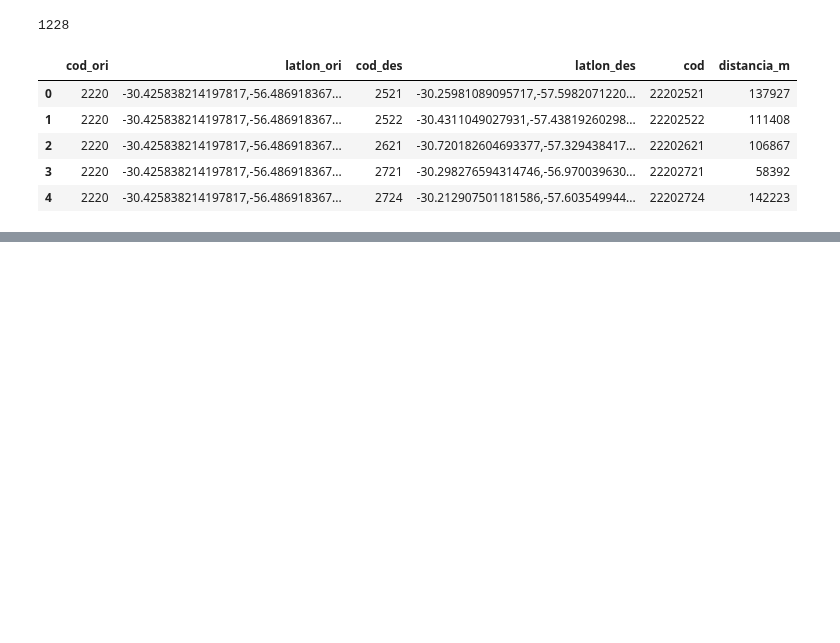
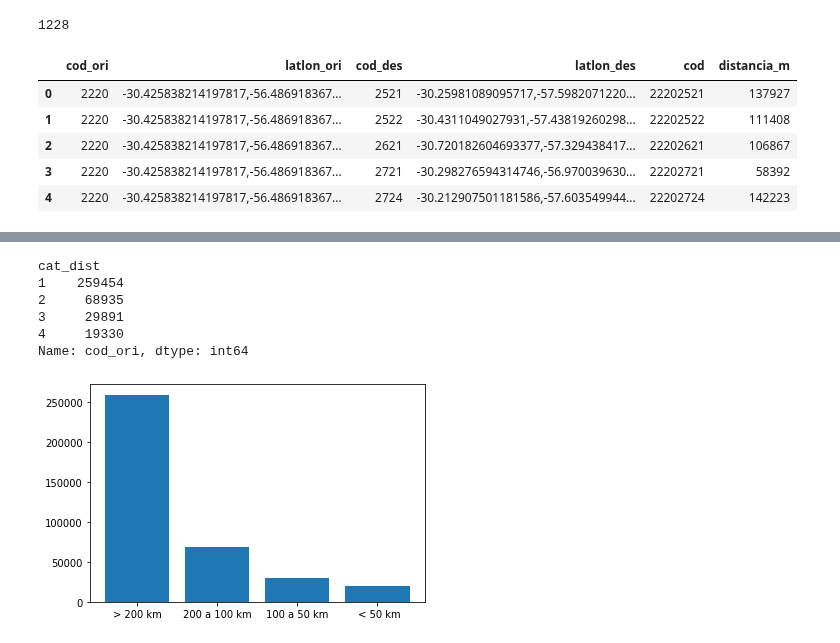
Before and after one commit to guillermodangelo/tesis, a Jupyter notebook: 04-dd_matriz_distancia.ipynb, the cells around one changed output, grey strips where cells are left out. Saved outputs shown, nothing was run; the diff lists cells and outputs as text; code cells hidden in the pictures; blank space fills up the shorter version.

```diff
--- a/04-dd_matriz_distancia.ipynb
+++ b/04-dd_matriz_distancia.ipynb
@@ -299,0 +301,22 @@ NameError: name 'locs_dist' is not defined
+# %%
+# recarga
+locs_dist = pd.read_csv('tablas/df_distancias_localidades.csv')
+# %%
+def reclas_dist(df, old_var, new_var):
+    """Reclasifica variable de distancias en cuatro categorías:
+    1: Mayores a 200 km
+    2: Entre 200 y 100 km
+    3: Entre 100 y 50 km
+    4: Menor a 50 km
+    """
+    max_d = max(df[old_var])
+    df.loc[df[old_var].between(200001, max_d),  new_var] = 1
+    df.loc[df[old_var].between(100001, 200000), new_var] = 2
+    df.loc[df[old_var].between(50001, 100000),  new_var] = 3
+    df.loc[df[old_var].between(0, 50000),       new_var] = 4
+    df[new_var] = df[new_var].astype(int)
+    return df
+# %%
+locs_dist = reclas_dist(locs_dist, 'distancia_m', 'cat_dist')
+
+locs_dist.head()
@@ -299,0 +330,28 @@ NameError: name 'locs_dist' is not defined
+# %%
+conteo = locs_dist.groupby('cat_dist')['cod_ori'].count()
+conteo
+# %% [output]
+cat_dist
+1    259454
+2     68935
+3     29891
+4     19330
+Name: cod_ori, dtype: int64
+# %%
+x_pos = np.arange(4)
+
+# Create bars
+plt.bar(x_pos, conteo.values)
+
+# Create names on the x-axis
+labels =  ['> 200 km',
+'200 a 100 km',
+'100 a 50 km',
+' < 50 km']
+
+plt.xticks(x_pos, labels)
+
+# Show graphic
+plt.show()
+# %% [output]
+[figure, added]
```
Also changed, not shown: parts of 5 cells of this notebook.
